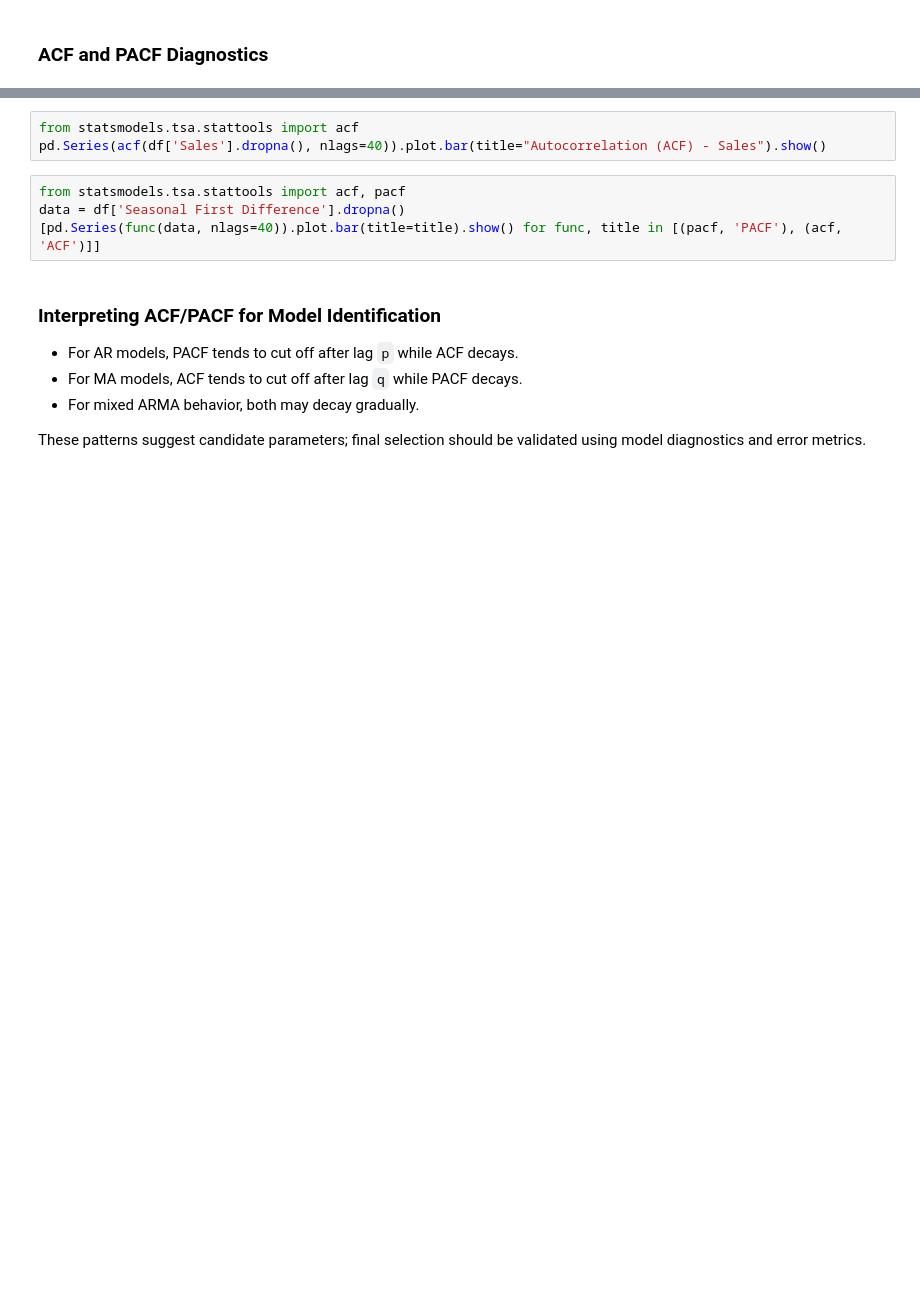
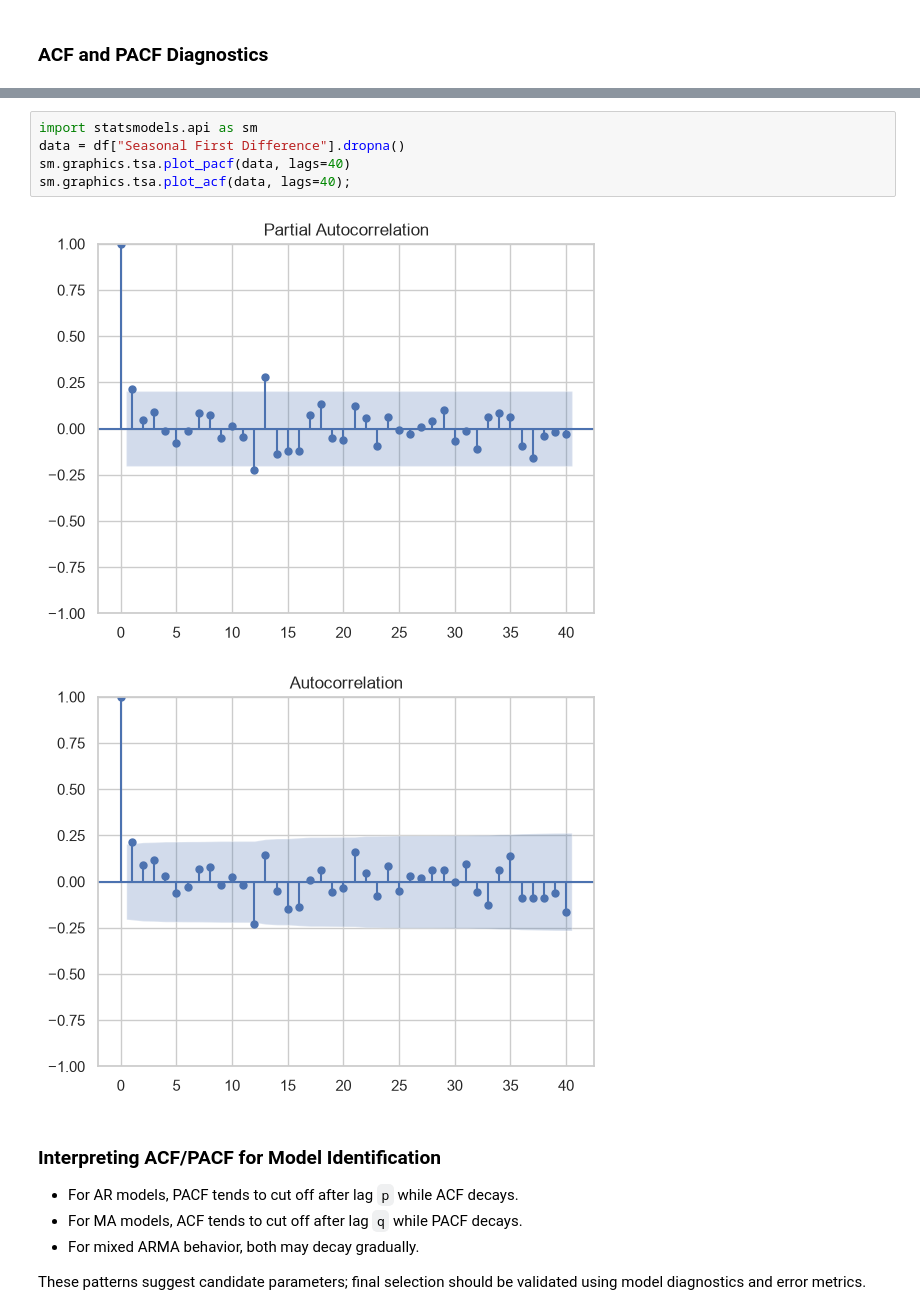
Before and after one commit to m20was/Analytics, a Jupyter notebook: notebooks/time-series/time-series-forecasting-for-champagne-sales.ipynb, the cells around one changed output, grey strips where cells are left out. Drawn from its saved outputs; the diff is of its cells as text; blank space fills up the shorter version.

```diff
--- a/notebooks/time-series/time-series-forecasting-for-champagne-sales.ipynb
+++ b/notebooks/time-series/time-series-forecasting-for-champagne-sales.ipynb
@@ -265,10 +275,11 @@ from statsmodels.graphics.tsaplots import plot_acf,plot_pacf
-# %%
-from statsmodels.tsa.stattools import acf
-pd.Series(acf(df['Sales'].dropna(), nlags=40)).plot.bar(title="Autocorrelation (ACF) - Sales").show()
-# %%
-from statsmodels.tsa.stattools import acf, pacf
-data = df['Seasonal First Difference'].dropna()
-[pd.Series(func(data, nlags=40)).plot.bar(title=title).show() for func, title in [(pacf, 'PACF'), (acf, 'ACF')]]
+# %%
+import statsmodels.api as sm
+data = df["Seasonal First Difference"].dropna()
+sm.graphics.tsa.plot_pacf(data, lags=40)
+sm.graphics.tsa.plot_acf(data, lags=40);
+# %% [output]
+[figure, added]
+[figure, added]
 # %% [markdown]
 ### Interpreting ACF/PACF for Model Identification
 
```
Also changed, not shown: parts of 8 cells of this notebook, 3 other files.
